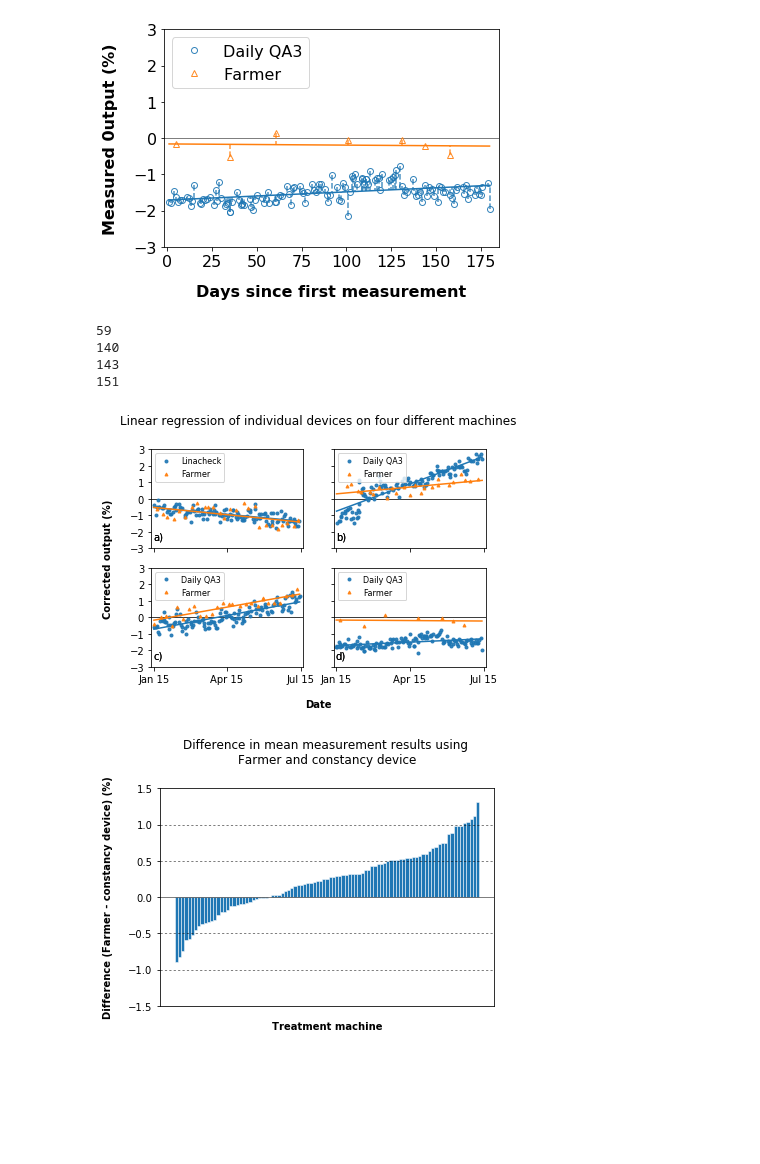
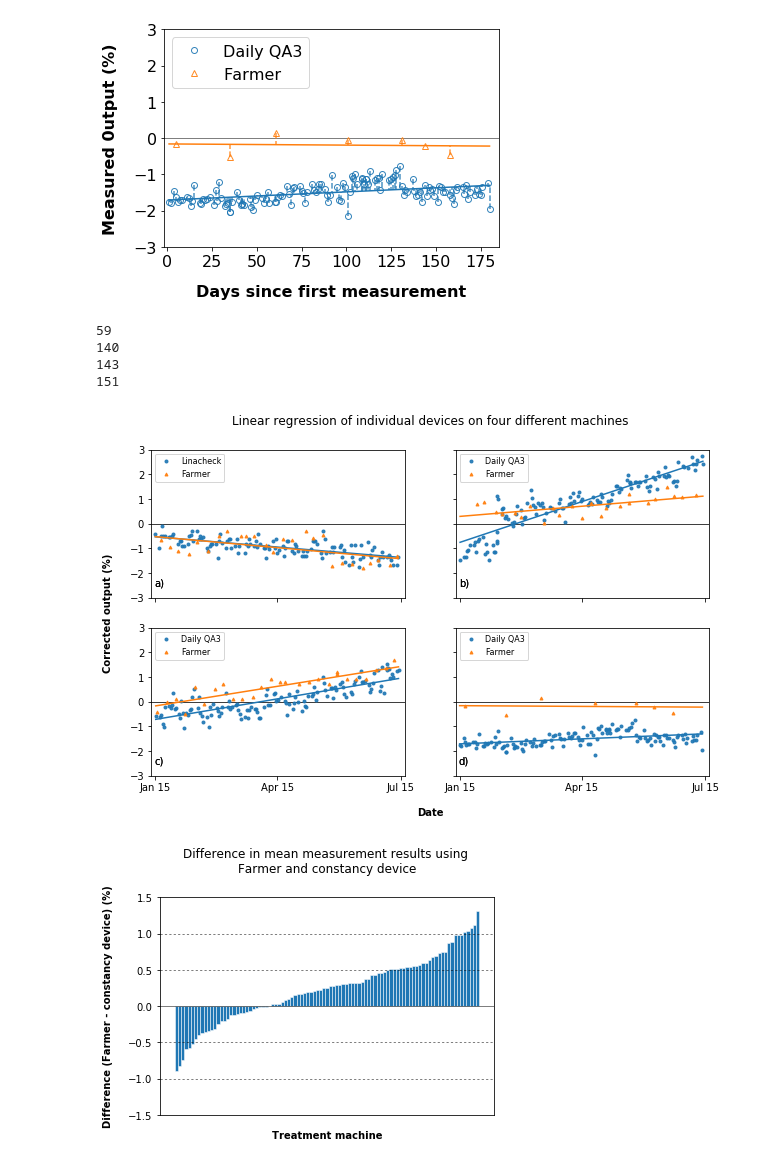
Before and after one commit to mbolt01/Thesis_analysis, a Jupyter notebook: thesis_op_daily.ipynb, the cells around one changed output. Saved outputs shown, nothing was run; the diff lists cells and outputs as text; code cells hidden in the pictures; blank space fills up the shorter version.

```diff
--- a/thesis_op_daily.ipynb
+++ b/thesis_op_daily.ipynb
@@ -1654,7 +1667,7 @@ for linac in [59,140,143,151]:#both
 ## try and put the above in a single figure so can get correct dpi and line thickness
 
 # row and column sharing
-f, ((ax1, ax2), (ax3, ax4)) = plt.subplots(2, 2, sharex='col', sharey='row')
+f, ((ax1, ax2), (ax3, ax4)) = plt.subplots(2, 2, sharex='col', sharey='row',figsize=(10,6))
 
 #f.subplots_adjust(wspace=0.1, hspace=0.2)
 
@@ -1670,7 +1683,7 @@ plot_dict_labels = {0:'a)',
 
 j=0
 for linac in [59,140,143,151]:#both
-#for linac in new_both: ## al linacs?
+#for linac in new_both: ## all linacs?
     print(linac)
     data = df[df['Linac_ID']==linac]
     linac_devices = data['Device_Type'].unique()
@@ -1717,37 +1730,35 @@ for linac in [59,140,143,151]:#both
         my_ax.set_xlim(-2,185)
         my_ax.set_yticks([-3,-2,-1,0,1,2,3])
         my_ax.set_xticks([1,91,182])
         my_ax.set_xticklabels(['Jan 15','Apr 15', 'Jul 15'])
         my_ax.legend(loc='upper left',fontsize=8)
         my_ax.axhline(0,color='black',ls='-',lw=0.5,alpha=1,zorder=0)
 
+        #add text to each A,B,C,D
         my_text = plot_dict_labels[j]
         my_ax.text(0.5,-2.5,my_text)
 
     j=j+1
 
 
 ## add common labels and title
 f.add_subplot(111, frameon=False)
 # hide tick and tick label of the big axes
 plt.tick_params(labelcolor='none', top='off', bottom='off', left='off', right='off')
 plt.grid(False)
 plt.xlabel("Date")
 plt.ylabel("Corrected output (%)")
 plt.title('Linear regression of individual devices on four different machines')
 
-#add text to each A,B,C,D
-
-
 #plt.savefig('fitted-residuals-4plots.png', dpi=300, bbox_inches='tight')
 
 plt.show()
 # %% [output]
 59
 140
 143
 151
-[figure, old version]
+[figure, new version]
 # %%
 all_difs = []
 all_difs_abs = []
```
Also changed, not shown: parts of 51 cells of this notebook.
